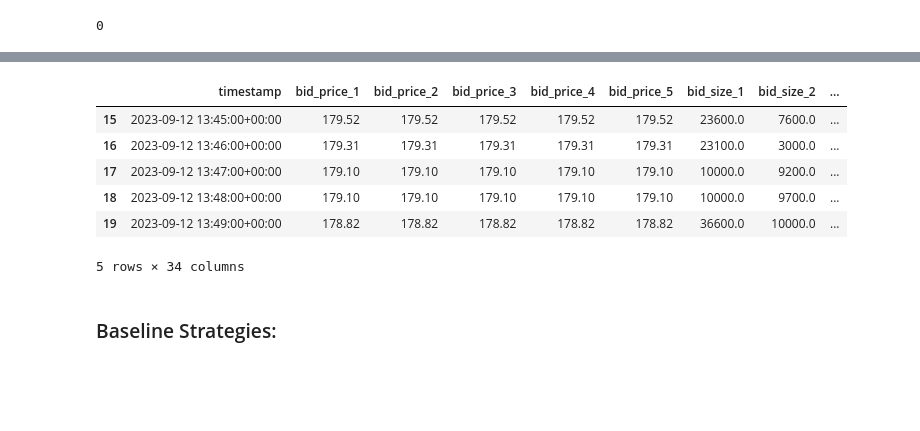
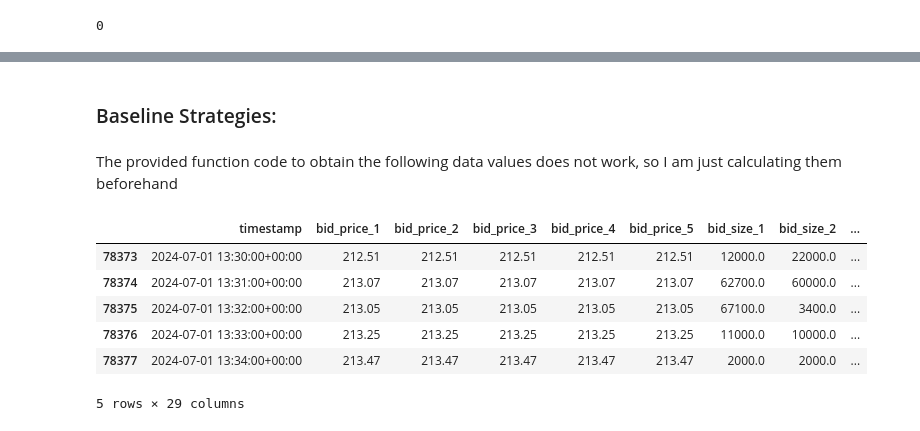
Before and after one commit to nicolemichaud03/Blockhouse-Work-Trial, a Jupyter notebook: Notebook.ipynb, the cells around one changed output, grey strips where cells are left out. Saved outputs shown, nothing was run; the diff lists cells and outputs as text; code cells hidden in the pictures; blank space fills up the shorter version.

```diff
--- a/Notebook.ipynb
+++ b/Notebook.ipynb
@@ -52,3 +107,3 @@ data = data[data['symbol'].notna()]
 # %%
-data = data.drop(columns=['rtype', 'publisher_id', 'instrument_id', 'log_return'])
+data_aapl = data_aapl.drop(columns=['rtype', 'publisher_id', 'instrument_id', 'log_return'])
 # %%
@@ -244,0 +173,6 @@ data.head()
+# %%
+#backfilling values of bid_price 1-5 where there are null values
+data_aapl['bid_price_2'] = np.where(~data_aapl['bid_price_1'].isnull(),data_aapl['bid_price_1'],data_aapl['bid_price_2'])
+data_aapl['bid_price_3'] = np.where(~data_aapl['bid_price_2'].isnull(),data_aapl['bid_price_2'],data_aapl['bid_price_3'])
+data_aapl['bid_price_4'] = np.where(~data_aapl['bid_price_3'].isnull(),data_aapl['bid_price_3'],data_aapl['bid_price_4'])
+data_aapl['bid_price_5'] = np.where(~data_aapl['bid_price_4'].isnull(),data_aapl['bid_price_4'],data_aapl['bid_price_5'])
@@ -244,0 +184,6 @@ data.head()
+# %%
+#similarly backfilling values for ask_price 1-5 where there are null values
+data_aapl['ask_price_2'] = np.where(~data_aapl['ask_price_1'].isnull(),data_aapl['ask_price_1'],data_aapl['ask_price_2'])
+data_aapl['ask_price_3'] = np.where(~data_aapl['ask_price_2'].isnull(),data_aapl['ask_price_2'],data_aapl['ask_price_3'])
+data_aapl['ask_price_4'] = np.where(~data_aapl['ask_price_3'].isnull(),data_aapl['ask_price_3'],data_aapl['ask_price_4'])
+data_aapl['ask_price_5'] = np.where(~data_aapl['ask_price_4'].isnull(),data_aapl['ask_price_4'],data_aapl['ask_price_5'])
@@ -249,12 +216,2 @@ data['bid_sizes_cumsum'] = data.iloc[:,6:11].sum(axis=1)
-# %%
-data.head()
-# %% [output]
-|  | timestamp | bid_price_1 | bid_price_2 | bid_price_3 | bid_price_4 | bid_price_5 | bid_size_1 | bid_size_2 | ... |
-| 15 | 2023-09-12 13:45:00+00:00 | 179.52 | 179.52 | 179.52 | 179.52 | 179.52 | 23600.0 | 7600.0 | ... |
-| 16 | 2023-09-12 13:46:00+00:00 | 179.31 | 179.31 | 179.31 | 179.31 | 179.31 | 23100.0 | 3000.0 | ... |
-| 17 | 2023-09-12 13:47:00+00:00 | 179.10 | 179.10 | 179.10 | 179.10 | 179.10 | 10000.0 | 9200.0 | ... |
-| 18 | 2023-09-12 13:48:00+00:00 | 179.10 | 179.10 | 179.10 | 179.10 | 179.10 | 10000.0 | 9700.0 | ... |
-| 19 | 2023-09-12 13:49:00+00:00 | 178.82 | 178.82 | 178.82 | 178.82 | 178.82 | 36600.0 | 10000.0 | ... |
-5 rows × 34 columns
 # %% [markdown]
 ### Baseline Strategies:
@@ -262,0 +218,2 @@ data.head()
+# %% [markdown]
+The provided function code to obtain the following data values does not work, so I am just calculating them beforehand
@@ -262,0 +224,10 @@ data.head()
+# %%
+data_aapl.head()
+# %% [output]
+|  | timestamp | bid_price_1 | bid_price_2 | bid_price_3 | bid_price_4 | bid_price_5 | bid_size_1 | bid_size_2 | ... |
+| 78373 | 2024-07-01 13:30:00+00:00 | 212.51 | 212.51 | 212.51 | 212.51 | 212.51 | 12000.0 | 22000.0 | ... |
+| 78374 | 2024-07-01 13:31:00+00:00 | 213.07 | 213.07 | 213.07 | 213.07 | 213.07 | 62700.0 | 60000.0 | ... |
+| 78375 | 2024-07-01 13:32:00+00:00 | 213.05 | 213.05 | 213.05 | 213.05 | 213.05 | 67100.0 | 3400.0 | ... |
+| 78376 | 2024-07-01 13:33:00+00:00 | 213.25 | 213.25 | 213.25 | 213.25 | 213.25 | 11000.0 | 10000.0 | ... |
+| 78377 | 2024-07-01 13:34:00+00:00 | 213.47 | 213.47 | 213.47 | 213.47 | 213.47 | 2000.0 | 2000.0 | ... |
+5 rows × 29 columns
```
Also changed, not shown: parts of 67 cells of this notebook.
